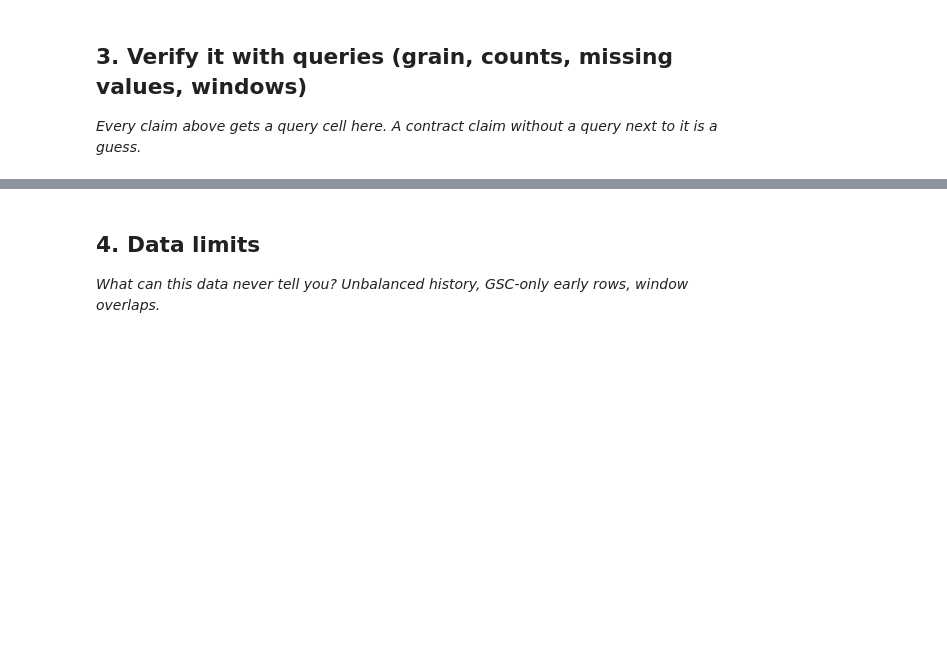
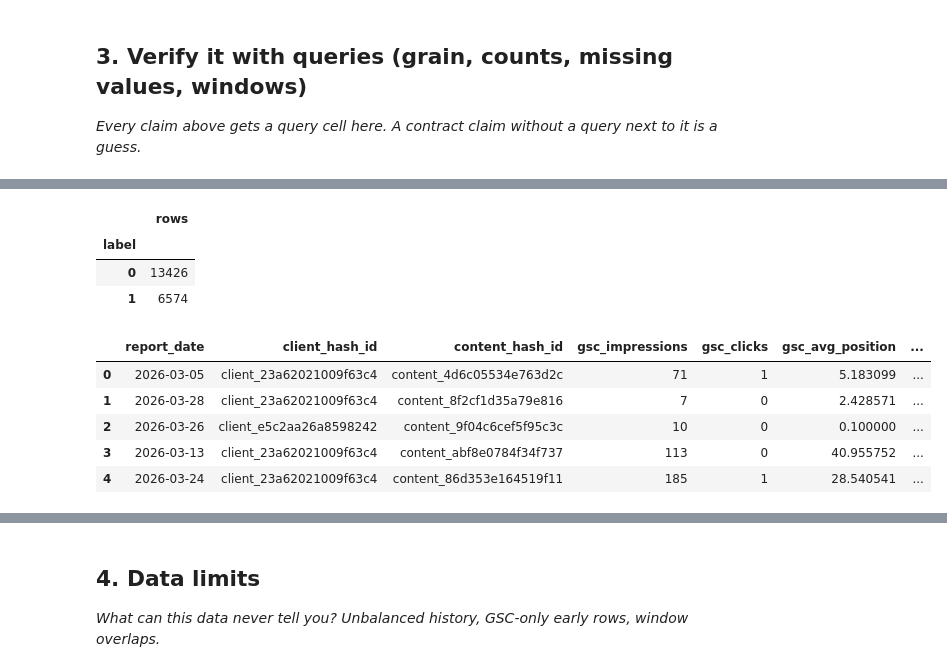
Before and after one commit to Pangakeerthi11/keerthi-flyrank-ml-internship-2026, a Jupyter notebook: work/notebooks/w03_data_contract.ipynb, the cells around one changed output, grey strips where cells are left out. Saved outputs shown, nothing was run; the diff lists cells and outputs as text; code cells hidden in the pictures; blank space fills up the shorter version.

```diff
--- a/work/notebooks/w03_data_contract.ipynb
+++ b/work/notebooks/w03_data_contract.ipynb
@@ -29,0 +184,69 @@ This skeleton is yours to fill. Work the sections **in order** — each one has
+# %%
+
+feature_frame = con.execute("""
+    WITH ordered AS (
+        SELECT
+            report_date,
+            client_hash_id,
+            content_hash_id,
+            gsc_impressions,
+            gsc_clicks,
+            gsc_avg_position,
+            ga4_pageviews,
+            sessions_organic,
+            gsc_data_available,
+            ga4_data_available,
+            LEAD(report_date) OVER (
+                PARTITION BY client_hash_id, content_hash_id
+                ORDER BY report_date
+            ) AS next_report_date,
+            LEAD(gsc_clicks) OVER (
+                PARTITION BY client_hash_id, content_hash_id
+                ORDER BY report_date
+            ) AS next_gsc_clicks,
+            LEAD(gsc_data_available) OVER (
+                PARTITION BY client_hash_id, content_hash_id
+                ORDER BY report_date
+            ) AS next_gsc_available
+        FROM read_parquet(?)
+    )
+    SELECT
+        report_date,
+        client_hash_id,
+        content_hash_id,
+        gsc_impressions,
+        gsc_clicks,
+        gsc_avg_position,
+        ga4_pageviews,
+        sessions_organic,
+        CASE
+            WHEN next_gsc_clicks < gsc_clicks THEN 1
+            ELSE 0
+        END AS next_day_click_decline
+    FROM ordered
+    WHERE report_date >= DATE '2026-03-01'
+      AND report_date < DATE '2026-04-01'
+      AND next_report_date = report_date + INTERVAL '1 day'
+      AND next_gsc_available IS TRUE
+      AND next_gsc_clicks IS NOT NULL
+      AND gsc_data_available IS TRUE
+      AND ga4_data_available IS TRUE
+      AND gsc_impressions IS NOT NULL
+      AND gsc_clicks IS NOT NULL
+      AND gsc_avg_position > 0
+      AND ga4_pageviews IS NOT NULL
+      AND sessions_organic IS NOT NULL
+    ORDER BY random()
+    LIMIT 20000
+""", [march_file]).fetchdf()
+
+print("Feature frame shape:", feature_frame.shape)
+print("Target distribution:")
+display(
+    feature_frame["next_day_click_decline"]
+    .value_counts()
+    .rename_axis("label")
+    .to_frame("rows")
+)
+display(feature_frame.head())
+# %% [output]
@@ -29,0 +255,10 @@ This skeleton is yours to fill. Work the sections **in order** — each one has
+|  | rows |
+| label |  |
+| 0 | 13426 |
+| 1 | 6574 |
+|  | report_date | client_hash_id | content_hash_id | gsc_impressions | gsc_clicks | gsc_avg_position | ... |
+| 0 | 2026-03-05 | client_23a62021009f63c4 | content_4d6c05534e763d2c | 71 | 1 | 5.183099 | ... |
+| 1 | 2026-03-28 | client_23a62021009f63c4 | content_8f2cf1d35a79e816 | 7 | 0 | 2.428571 | ... |
+| 2 | 2026-03-26 | client_e5c2aa26a8598242 | content_9f04c6cef5f95c3c | 10 | 0 | 0.100000 | ... |
+| 3 | 2026-03-13 | client_23a62021009f63c4 | content_abf8e0784f34f737 | 113 | 0 | 40.955752 | ... |
+| 4 | 2026-03-24 | client_23a62021009f63c4 | content_86d353e164519f11 | 185 | 1 | 28.540541 | ... |
```
Also changed, not shown: parts of 16 cells of this notebook.
